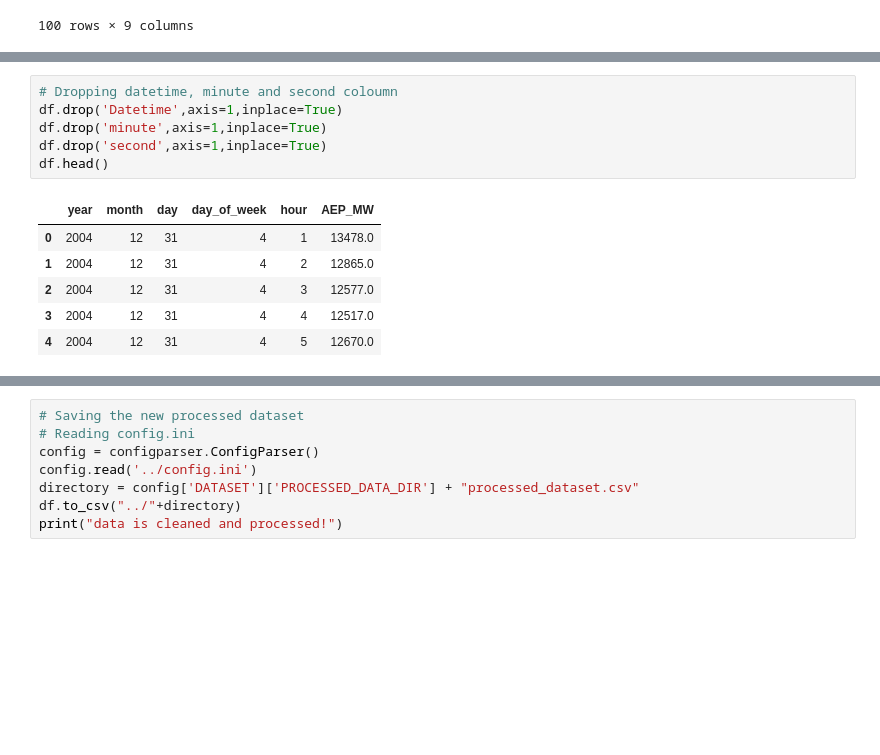
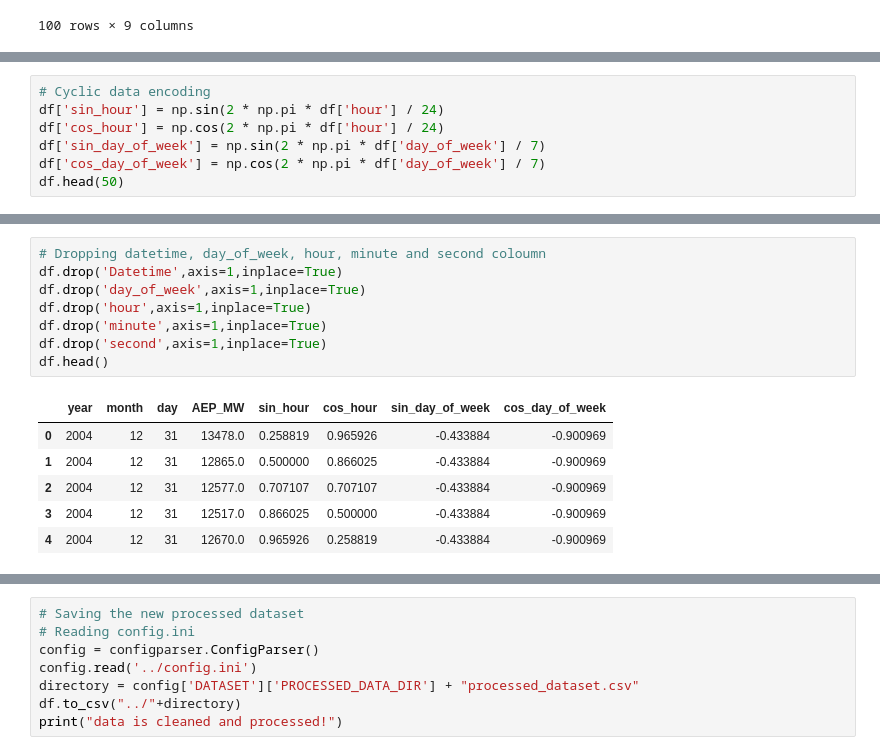
Before and after one commit to iprabhsidhu/Hourly-Electrical-Load-Forecasting, a Jupyter notebook: notebooks/experiment.ipynb, the cells around one changed output, grey strips where cells are left out. Cells and saved outputs as stored; diff of their text form; blank space fills up the shorter version.

```diff
--- a/notebooks/Untitled.ipynb
+++ b/notebooks/experiment.ipynb
@@ -90,0 +81,7 @@ df.head()
+# %%
+# Cyclic data encoding
+df['sin_hour'] = np.sin(2 * np.pi * df['hour'] / 24)
+df['cos_hour'] = np.cos(2 * np.pi * df['hour'] / 24)
+df['sin_day_of_week'] = np.sin(2 * np.pi * df['day_of_week'] / 7)
+df['cos_day_of_week'] = np.cos(2 * np.pi * df['day_of_week'] / 7)
+df.head(50)
@@ -91,13 +130,15 @@ df.head()
 # %%
-# Dropping datetime, minute and second coloumn
+# Dropping datetime, day_of_week, hour, minute and second coloumn
 df.drop('Datetime',axis=1,inplace=True)
+df.drop('day_of_week',axis=1,inplace=True)
+df.drop('hour',axis=1,inplace=True)
 df.drop('minute',axis=1,inplace=True)
 df.drop('second',axis=1,inplace=True)
 df.head()
 # %% [output]
-|  | year | month | day | day_of_week | hour | AEP_MW |
-| 0 | 2004 | 12 | 31 | 4 | 1 | 13478.0 |
-| 1 | 2004 | 12 | 31 | 4 | 2 | 12865.0 |
-| 2 | 2004 | 12 | 31 | 4 | 3 | 12577.0 |
-| 3 | 2004 | 12 | 31 | 4 | 4 | 12517.0 |
-| 4 | 2004 | 12 | 31 | 4 | 5 | 12670.0 |
+|  | year | month | day | AEP_MW | sin_hour | cos_hour | sin_day_of_week | cos_day_of_week |
+| 0 | 2004 | 12 | 31 | 13478.0 | 0.258819 | 0.965926 | -0.433884 | -0.900969 |
+| 1 | 2004 | 12 | 31 | 12865.0 | 0.500000 | 0.866025 | -0.433884 | -0.900969 |
+| 2 | 2004 | 12 | 31 | 12577.0 | 0.707107 | 0.707107 | -0.433884 | -0.900969 |
+| 3 | 2004 | 12 | 31 | 12517.0 | 0.866025 | 0.500000 | -0.433884 | -0.900969 |
+| 4 | 2004 | 12 | 31 | 12670.0 | 0.965926 | 0.258819 | -0.433884 | -0.900969 |
```
Also changed, not shown: parts of 12 cells of this notebook, 45 other files.
